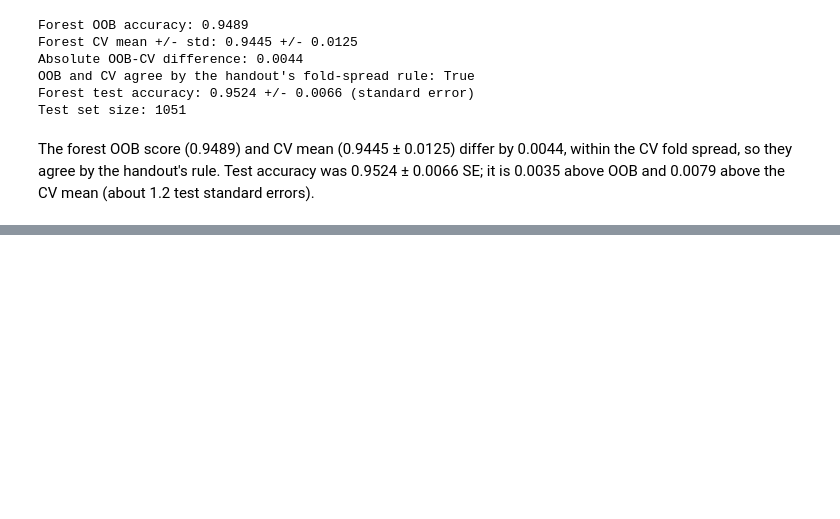
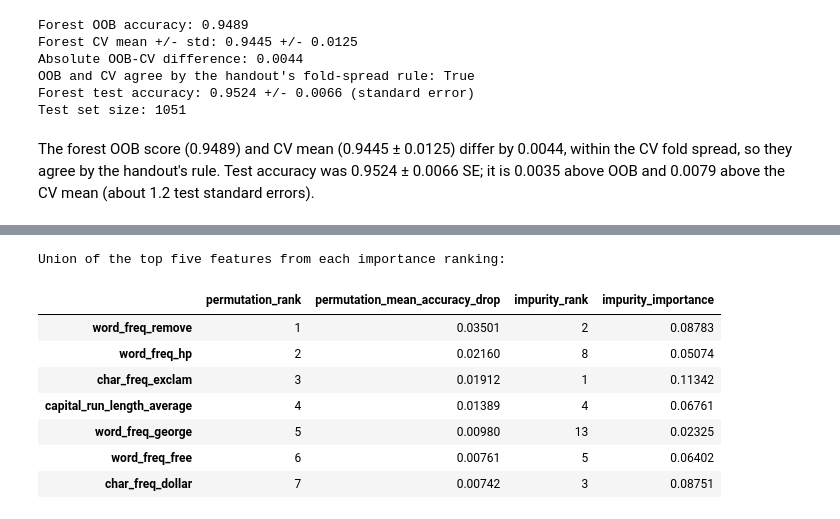
Before and after one commit to NurdauletZhussip-tech/zhussip_ML_task_4, a Jupyter notebook: zhussip_task4.ipynb, the cells around one changed output, grey strips where cells are left out. Cells and saved outputs as stored; diff of their text form; code cells hidden in the pictures; blank space fills up the shorter version.

```diff
--- a/zhussip_task4.ipynb
+++ b/zhussip_task4.ipynb
@@ -211,0 +313,27 @@ The forest OOB score (0.9489) and CV mean (0.9445 ± 0.0125) differ by 0.0044, w
+# %%
+permutation = permutation_importance(
+    rf, X_test, y_test, n_repeats=10, random_state=SEED, scoring="accuracy"
+)
+permutation_importance_mean = pd.Series(permutation.importances_mean, index=X_train.columns)
+impurity_importance = pd.Series(rf.feature_importances_, index=X_train.columns)
+top_permutation = permutation_importance_mean.nlargest(5)
+top_impurity = impurity_importance.nlargest(5)
+importance_features = top_permutation.index.union(top_impurity.index)
+importance_table = pd.DataFrame({
+    "permutation_rank": permutation_importance_mean.rank(method="min", ascending=False).loc[importance_features].astype(int),
+    "permutation_mean_accuracy_drop": permutation_importance_mean.loc[importance_features],
+    "impurity_rank": impurity_importance.rank(method="min", ascending=False).loc[importance_features].astype(int),
+    "impurity_importance": impurity_importance.loc[importance_features],
+}).sort_values(["permutation_rank", "impurity_rank"])
+print("Union of the top five features from each importance ranking:")
+display(importance_table.round(5))
+# %% [output]
+Union of the top five features from each importance ranking:
+|  | permutation_rank | permutation_mean_accuracy_drop | impurity_rank | impurity_importance |
+| word_freq_remove | 1 | 0.03501 | 2 | 0.08783 |
+| word_freq_hp | 2 | 0.02160 | 8 | 0.05074 |
+| char_freq_exclam | 3 | 0.01912 | 1 | 0.11342 |
+| capital_run_length_average | 4 | 0.01389 | 4 | 0.06761 |
+| word_freq_george | 5 | 0.00980 | 13 | 0.02325 |
+| word_freq_free | 6 | 0.00761 | 5 | 0.06402 |
+| char_freq_dollar | 7 | 0.00742 | 3 | 0.08751 |
```
Also changed, not shown: parts of 6 cells of this notebook.
